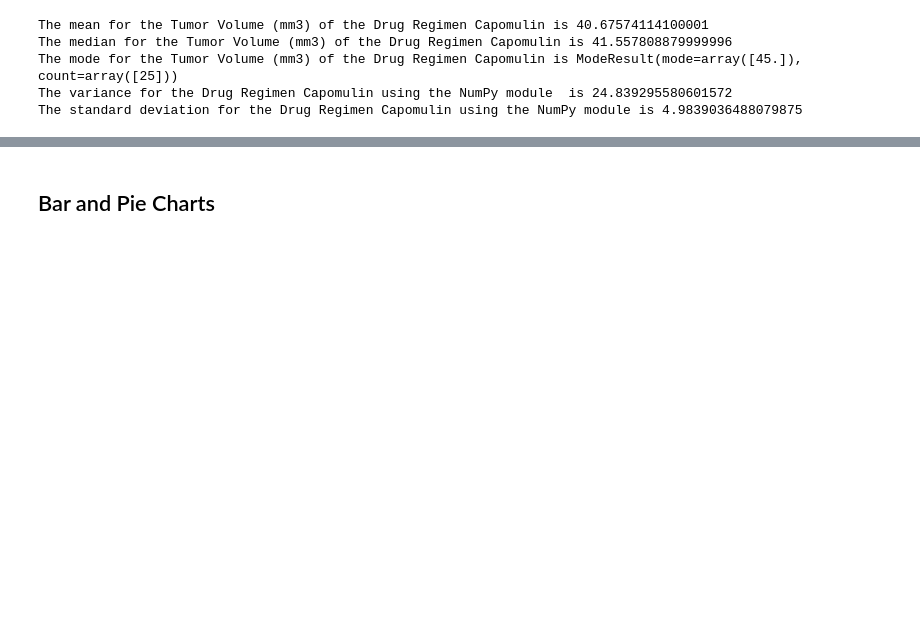
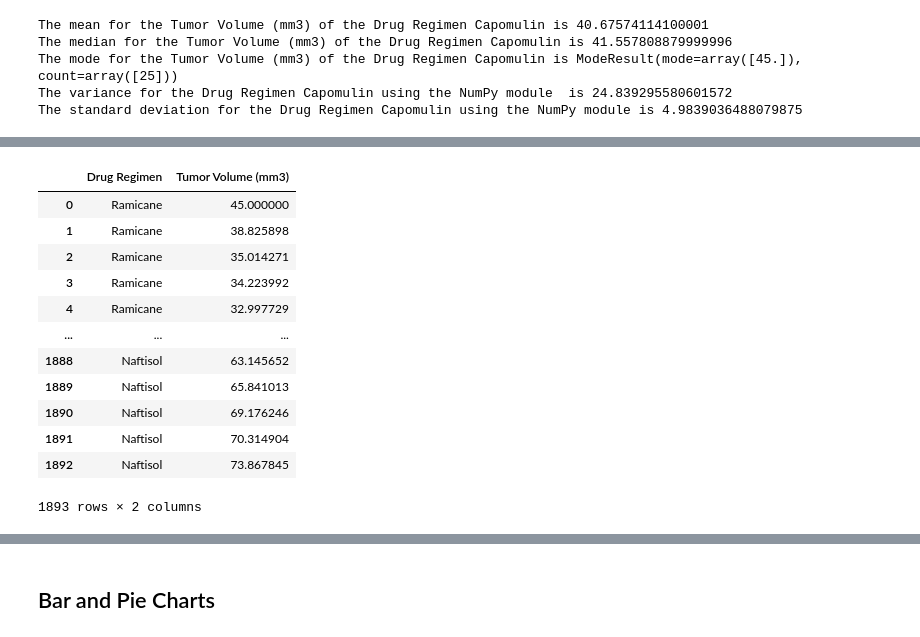
Before and after one commit to lgrayes/matplotlib-challenge, a Jupyter notebook: Pymaceuticals/matTest01.ipynb, the cells around one changed output, grey strips where cells are left out. Drawn from its saved outputs; the diff is of its cells as text; code cells hidden in the pictures; blank space fills up the shorter version.

Commit message:
Tumor Vol group
Tumor Volume grouped by Drug Regimen

```diff
--- a/Pymaceuticals/matTest01.ipynb
+++ b/Pymaceuticals/matTest01.ipynb
@@ -341,0 +355,17 @@ The standard deviation for the Drug Regimen Capomulin using the NumPy module is
+# %%
+regimen_df = merge1_df[["Drug Regimen", "Tumor Volume (mm3)"]]
+regimen_df
+# %% [output]
+|  | Drug Regimen | Tumor Volume (mm3) |
+| 0 | Ramicane | 45.000000 |
+| 1 | Ramicane | 38.825898 |
+| 2 | Ramicane | 35.014271 |
+| 3 | Ramicane | 34.223992 |
+| 4 | Ramicane | 32.997729 |
+| ... | ... | ... |
+| 1888 | Naftisol | 63.145652 |
+| 1889 | Naftisol | 65.841013 |
+| 1890 | Naftisol | 69.176246 |
+| 1891 | Naftisol | 70.314904 |
+| 1892 | Naftisol | 73.867845 |
+1893 rows × 2 columns
```
Also changed, not shown: parts of 4 cells of this notebook.
